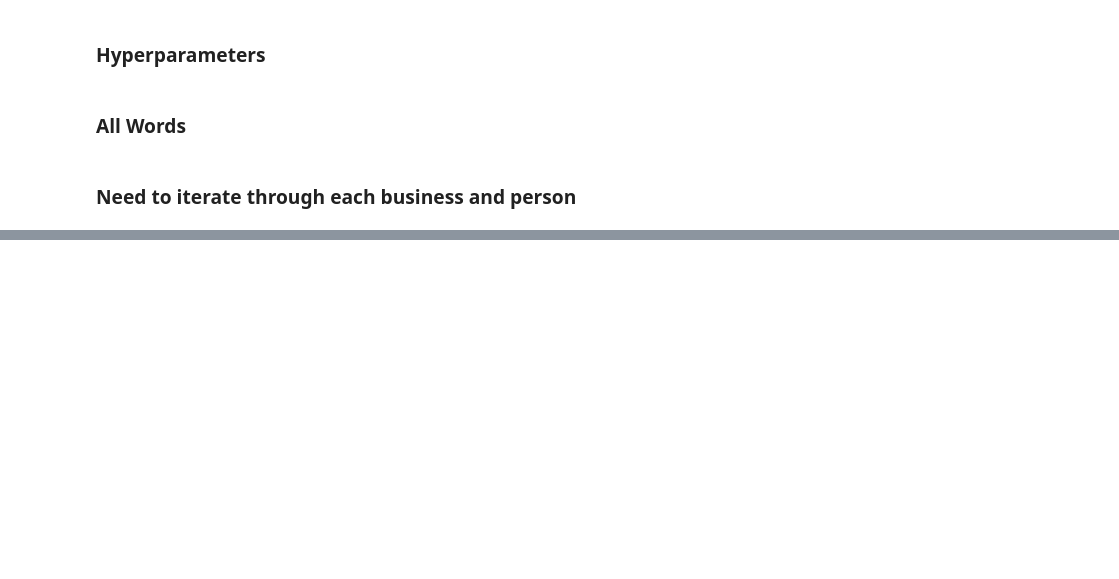
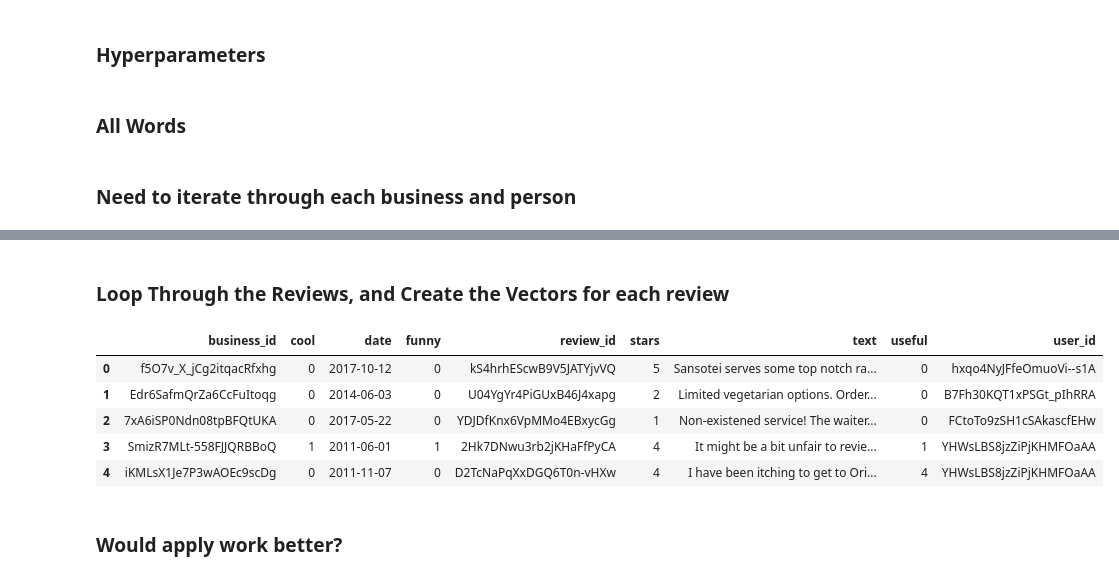
Before and after one commit to BingZou/ds1001_proj, a Jupyter notebook: 1_wrangling/Feat_Review_Text.ipynb, the cells around one changed output, grey strips where cells are left out. Drawn from its saved outputs; the diff is of its cells as text; code cells hidden in the pictures; blank space fills up the shorter version.

```diff
--- a/1_wrangling/Feat_Review_Text.ipynb
+++ b/1_wrangling/Feat_Review_Text.ipynb
@@ -24,9 +26,7 @@ e.load_word_vecs('data/wiki-news-300d-1M.vec')
 # %% [markdown]
 ### Need to iterate through each business and person
 # %%
-df_reviews = pd.read_pickle('results/tor_reviews.p')  # reviews
+df_reviews = pd.read_pickle('univ/tor_reviews.p')  # reviews
 df_reviews['date'] = df_reviews['date'].astype('datetime64[ns]')
-df_reviews = df_reviews[df_reviews['date'] > REVIEW_CUTOFF_DATE]
-
-df_bus = pd.read_pickle('results/rest_univ_filter.p')  # businesses
-df_users = pd.read_pickle('results/tor_users.p')  # users
+df_bus = pd.read_pickle('univ/tor_rest.p')  # businesses
+df_users = pd.read_pickle('univ/tor_users.p')  # users
@@ -226,0 +38,13 @@ df_final.head()
+# %% [markdown]
+### Loop Through the Reviews, and Create the Vectors for each review
+# %%
+df_reviews.head()
+# %% [output]
+|  | business_id | cool | date | funny | review_id | stars | text | useful | user_id |
+| 0 | f5O7v_X_jCg2itqacRfxhg | 0 | 2017-10-12 | 0 | kS4hrhEScwB9V5JATYjvVQ | 5 | Sansotei serves some top notch ra... | 0 | hxqo4NyJFfeOmuoVi--s1A |
+| 1 | Edr6SafmQrZa6CcFuItoqg | 0 | 2014-06-03 | 0 | U04YgYr4PiGUxB46J4xapg | 2 | Limited vegetarian options. Order... | 0 | B7Fh30KQT1xPSGt_pIhRRA |
+| 2 | 7xA6iSP0Ndn08tpBFQtUKA | 0 | 2017-05-22 | 0 | YDJDfKnx6VpMMo4EBxycGg | 1 | Non-existened service! The waiter... | 0 | FCtoTo9zSH1cSAkascfEHw |
+| 3 | SmizR7MLt-558FJJQRBBoQ | 1 | 2011-06-01 | 1 | 2Hk7DNwu3rb2jKHaFfPyCA | 4 | It might be a bit unfair to revie... | 1 | YHWsLBS8jzZiPjKHMFOaAA |
+| 4 | iKMLsX1Je7P3wAOEc9scDg | 0 | 2011-11-07 | 0 | D2TcNaPqXxDGQ6T0n-vHXw | 4 | I have been itching to get to Ori... | 4 | YHWsLBS8jzZiPjKHMFOaAA |
+# %% [markdown]
+### Would apply work better?
```
Also changed, not shown: parts of 59 cells of this notebook, 2 other files.
